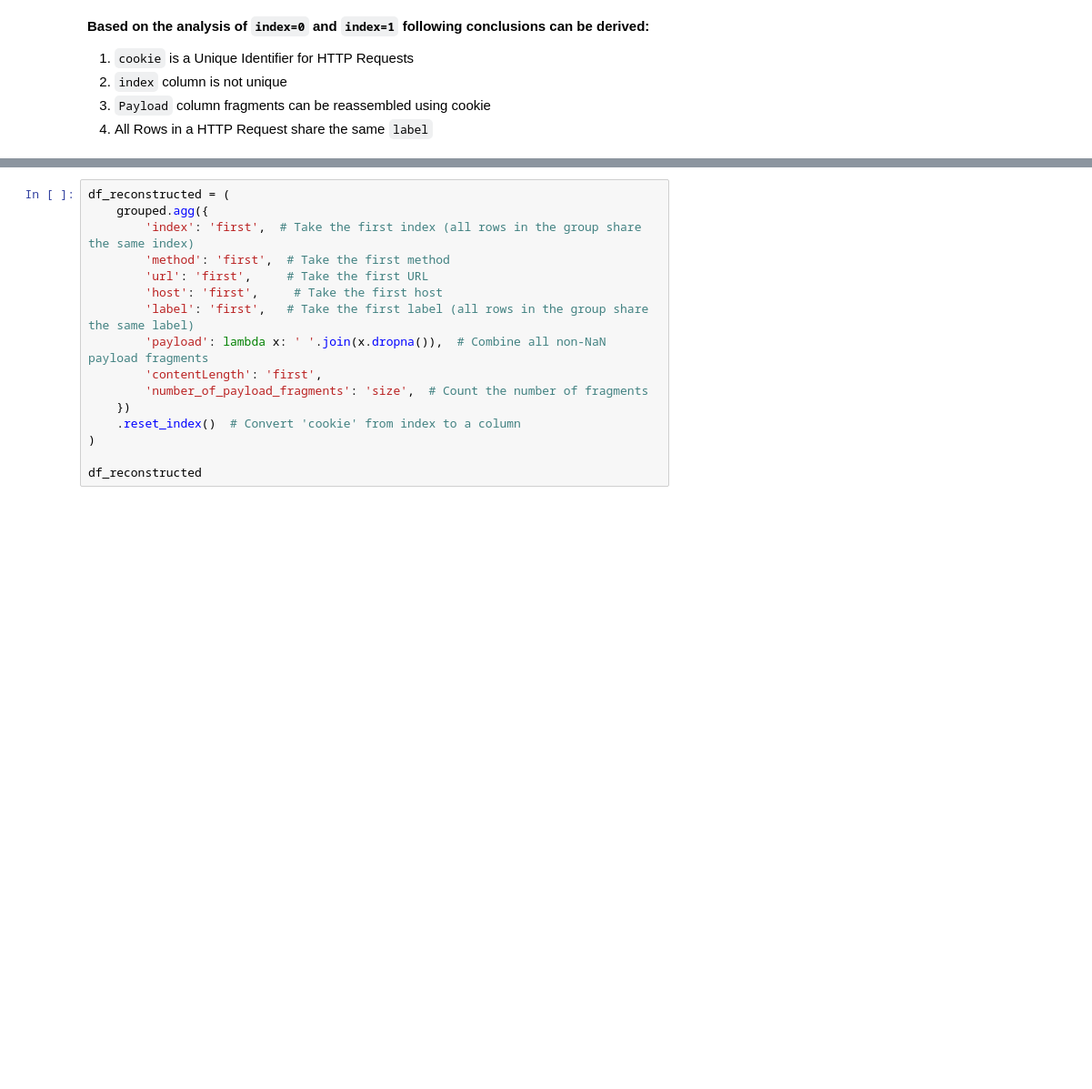
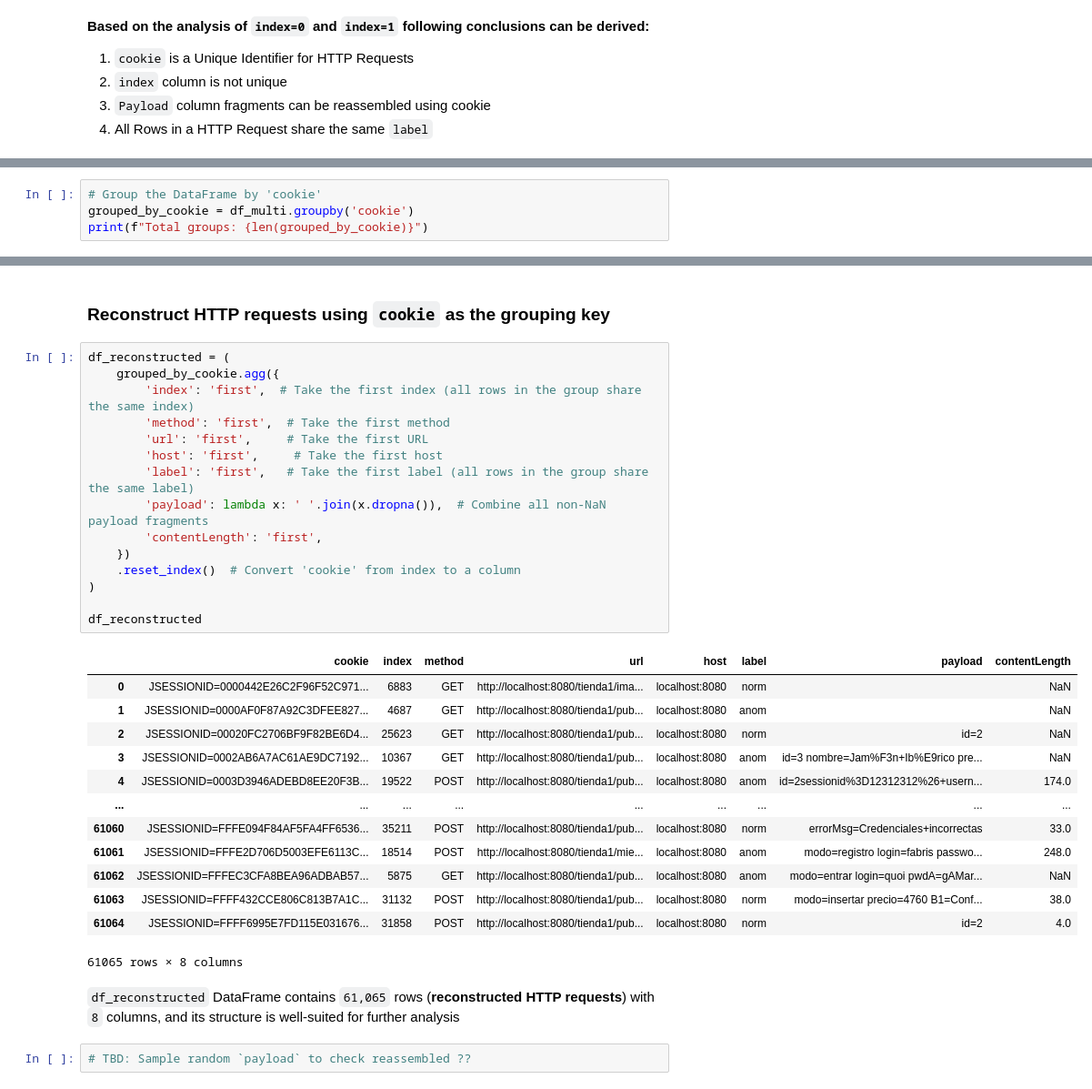
Before and after one commit to arkb2023/mlhttp, a Jupyter notebook: notebooks/eda_and_analysis.ipynb, the cells around one changed output, grey strips where cells are left out. Shown at 91% size. Saved outputs shown, nothing was run; the diff lists cells and outputs as text; blank space fills up the shorter version.

Commit message:
EDA notebook enhancent: Further analysis on columns and value consistency, HTTP request reconstruction

```diff
--- a/notebooks/eda_and_analysis.ipynb
+++ b/notebooks/eda_and_analysis.ipynb
@@ -144,0 +232,4 @@ group_index1
+# %%
+# Group the DataFrame by 'cookie'
+grouped_by_cookie = df_multi.groupby('cookie')
+print(f"Total groups: {len(grouped_by_cookie)}")
@@ -175,16 +369,35 @@ for col, inconsistencies_list in inconsistencies.items():
+# %% [markdown]
+### Reconstruct HTTP requests using `cookie` as the grouping key
 # %%
 df_reconstructed = (
-    grouped.agg({
+    grouped_by_cookie.agg({
         'index': 'first',  # Take the first index (all rows in the group share the same index)
         'method': 'first',  # Take the first method
         'url': 'first',     # Take the first URL
         'host': 'first',     # Take the first host
         'label': 'first',   # Take the first label (all rows in the group share the same label)
         'payload': lambda x: ' '.join(x.dropna()),  # Combine all non-NaN payload fragments
         'contentLength': 'first',
-        'number_of_payload_fragments': 'size',  # Count the number of fragments
     })
     .reset_index()  # Convert 'cookie' from index to a column
 )
 
 df_reconstructed
+# %% [output]
+|  | cookie | index | method | url | host | label | payload | contentLength |
+| 0 | JSESSIONID=0000442E26C2F96F52C971... | 6883 | GET | http://localhost:8080/tienda1/ima... | localhost:8080 | norm |  | NaN |
+| 1 | JSESSIONID=0000AF0F87A92C3DFEE827... | 4687 | GET | http://localhost:8080/tienda1/pub... | localhost:8080 | anom |  | NaN |
+| 2 | JSESSIONID=00020FC2706BF9F82BE6D4... | 25623 | GET | http://localhost:8080/tienda1/pub... | localhost:8080 | norm | id=2 | NaN |
+| 3 | JSESSIONID=0002AB6A7AC61AE9DC7192... | 10367 | GET | http://localhost:8080/tienda1/pub... | localhost:8080 | anom | id=3 nombre=Jam%F3n+Ib%E9rico pre... | NaN |
+| 4 | JSESSIONID=0003D3946ADEBD8EE20F3B... | 19522 | POST | http://localhost:8080/tienda1/pub... | localhost:8080 | anom | id=2sessionid%3D12312312%26+usern... | 174.0 |
+| ... | ... | ... | ... | ... | ... | ... | ... | ... |
+| 61060 | JSESSIONID=FFFE094F84AF5FA4FF6536... | 35211 | POST | http://localhost:8080/tienda1/pub... | localhost:8080 | norm | errorMsg=Credenciales+incorrectas | 33.0 |
+| 61061 | JSESSIONID=FFFE2D706D5003EFE6113C... | 18514 | POST | http://localhost:8080/tienda1/mie... | localhost:8080 | anom | modo=registro login=fabris passwo... | 248.0 |
+| 61062 | JSESSIONID=FFFEC3CFA8BEA96ADBAB57... | 5875 | GET | http://localhost:8080/tienda1/pub... | localhost:8080 | anom | modo=entrar login=quoi pwdA=gAMar... | NaN |
+| 61063 | JSESSIONID=FFFF432CCE806C813B7A1C... | 31132 | POST | http://localhost:8080/tienda1/pub... | localhost:8080 | norm | modo=insertar precio=4760 B1=Conf... | 38.0 |
+| 61064 | JSESSIONID=FFFF6995E7FD115E031676... | 31858 | POST | http://localhost:8080/tienda1/pub... | localhost:8080 | norm | id=2 | 4.0 |
+61065 rows × 8 columns
+# %% [markdown]
+`df_reconstructed` DataFrame contains `61,065` rows (**reconstructed HTTP requests**) with `8` columns, and its structure is well-suited for further analysis
+# %%
+# TBD: Sample random `payload` to check reassembled ??
```
Also changed, not shown: parts of 26 cells of this notebook.
